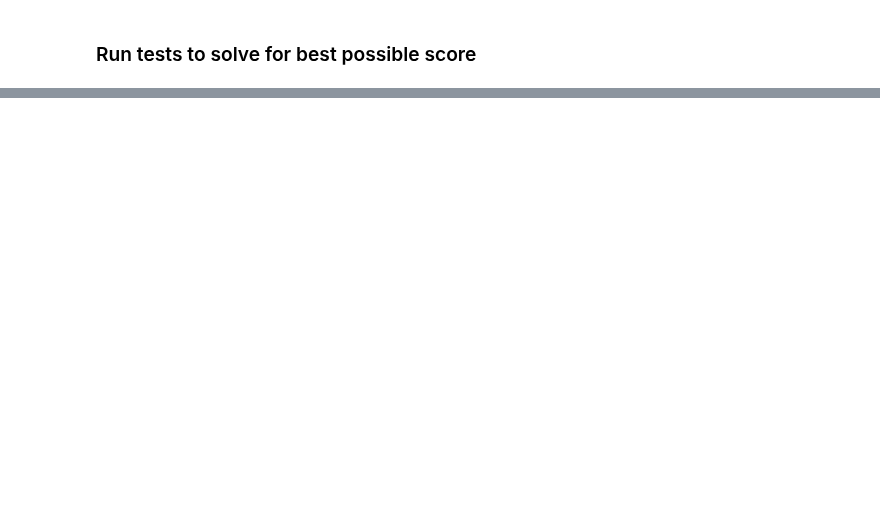
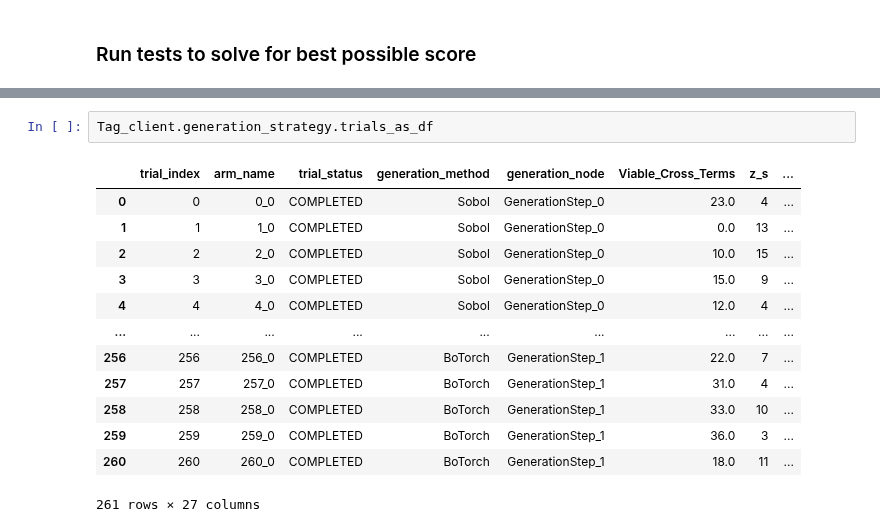
Before and after one commit to c-y-i/Mod_DOE, a Jupyter notebook: scratch_Taguchi_generation_w_bayzop.ipynb, the cells around one changed output, grey strips where cells are left out. Cells and saved outputs as stored; diff of their text form; blank space fills up the shorter version.

```diff
--- a/scratch_Taguchi_generation_w_bayzop.ipynb
+++ b/scratch_Taguchi_generation_w_bayzop.ipynb
@@ -187,0 +309,16 @@ for i in range(13):
+# %%
+Tag_client.generation_strategy.trials_as_df
+# %% [output]
+|  | trial_index | arm_name | trial_status | generation_method | generation_node | Viable_Cross_Terms | z_s | ... |
+| 0 | 0 | 0_0 | COMPLETED | Sobol | GenerationStep_0 | 23.0 | 4 | ... |
+| 1 | 1 | 1_0 | COMPLETED | Sobol | GenerationStep_0 | 0.0 | 13 | ... |
+| 2 | 2 | 2_0 | COMPLETED | Sobol | GenerationStep_0 | 10.0 | 15 | ... |
+| 3 | 3 | 3_0 | COMPLETED | Sobol | GenerationStep_0 | 15.0 | 9 | ... |
+| 4 | 4 | 4_0 | COMPLETED | Sobol | GenerationStep_0 | 12.0 | 4 | ... |
+| ... | ... | ... | ... | ... | ... | ... | ... | ... |
+| 256 | 256 | 256_0 | COMPLETED | BoTorch | GenerationStep_1 | 22.0 | 7 | ... |
+| 257 | 257 | 257_0 | COMPLETED | BoTorch | GenerationStep_1 | 31.0 | 4 | ... |
+| 258 | 258 | 258_0 | COMPLETED | BoTorch | GenerationStep_1 | 33.0 | 10 | ... |
+| 259 | 259 | 259_0 | COMPLETED | BoTorch | GenerationStep_1 | 36.0 | 3 | ... |
+| 260 | 260 | 260_0 | COMPLETED | BoTorch | GenerationStep_1 | 18.0 | 11 | ... |
+261 rows × 27 columns
```
Also changed, not shown: parts of 24 cells of this notebook.
